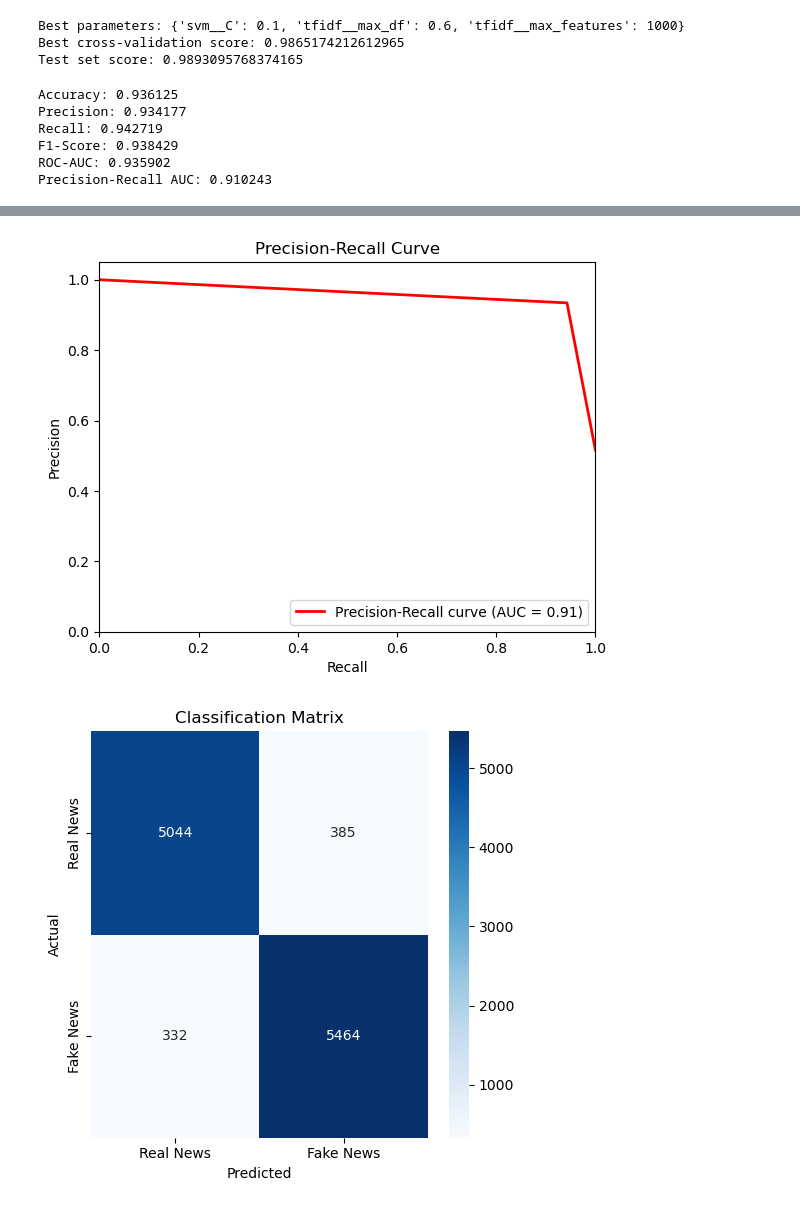
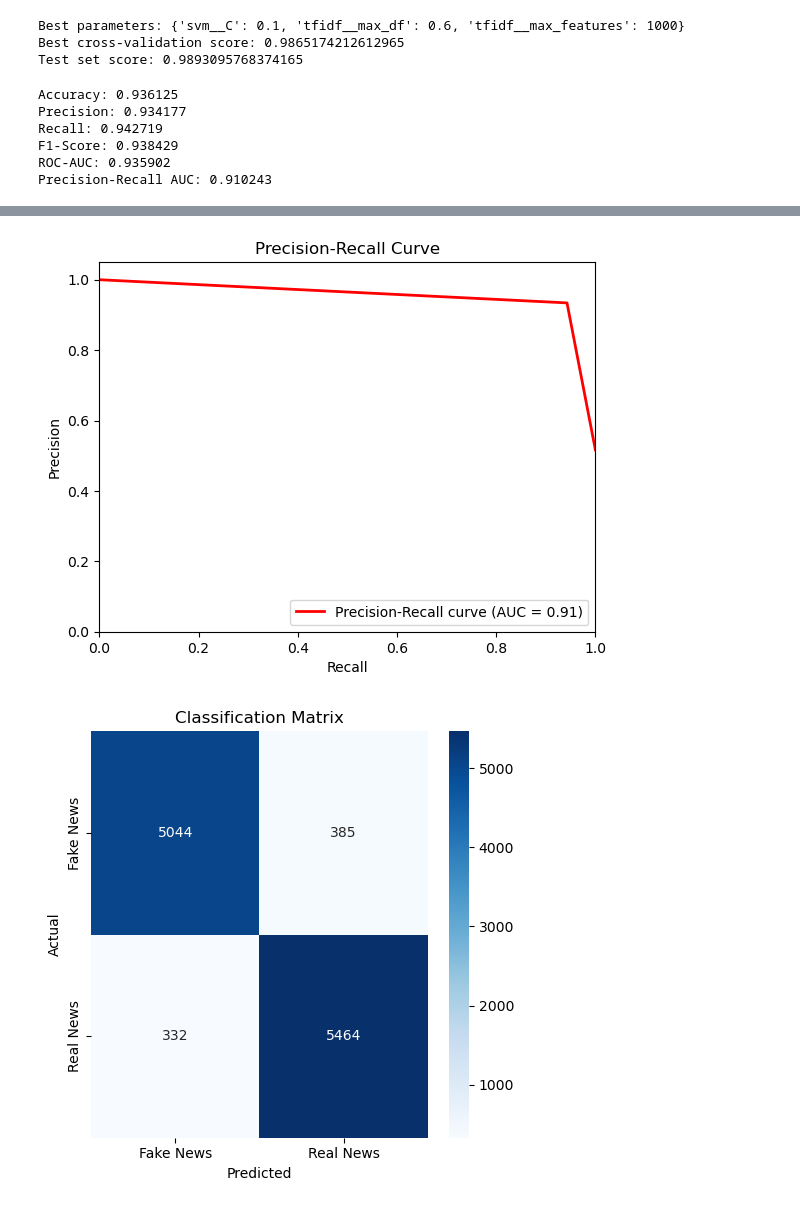
Before and after one commit to JaisumerS/ENSF444_Project, a Jupyter notebook: SVM_model.ipynb, the cells around one changed output, grey strips where cells are left out. Cells and saved outputs as stored; diff of their text form; code cells hidden in the pictures.

```diff
--- a/SVM_model.ipynb
+++ b/SVM_model.ipynb
@@ -192,32 +192,32 @@ plt.plot(recall, precision, color='red', lw=2, label='Precision-Recall curve (AU
 plt.xlabel('Recall')
 plt.ylabel('Precision')
 plt.ylim([0.0, 1.05])
 plt.xlim([0.0, 1.0])
 plt.title('Precision-Recall Curve')
 plt.legend(loc='lower right')
 plt.show()
 
 # Create confusion matrix
 cm = confusion_matrix(y_test, y_pred)
 
 # Set up the figure suize using subplots
 fig, axes = plt.subplots(figsize=(5, 5))
 
 # Create a heatmap
-sns.heatmap(cm, xticklabels=['Real News', 'Fake News'],  yticklabels=['Real News', 'Fake News'],  annot=True, fmt='d', cmap='Blues', ax=axes)
+sns.heatmap(cm, xticklabels=['Fake News', 'Real News'],  yticklabels=['Fake News', 'Real News'],  annot=True, fmt='d', cmap='Blues', ax=axes)
 axes.set_title('Classification Matrix')
 axes.set_xlabel('Predicted')
 axes.set_ylabel('Actual')
 
 plt.tight_layout()
 plt.show()
 # %% [output]
 Accuracy: 0.936125
 Precision: 0.934177
 Recall: 0.942719
 F1-Score: 0.938429
 ROC-AUC: 0.935902
 Precision-Recall AUC: 0.910243
 [figure]
 [figure]
-[figure, old version]
+[figure, new version]
```
